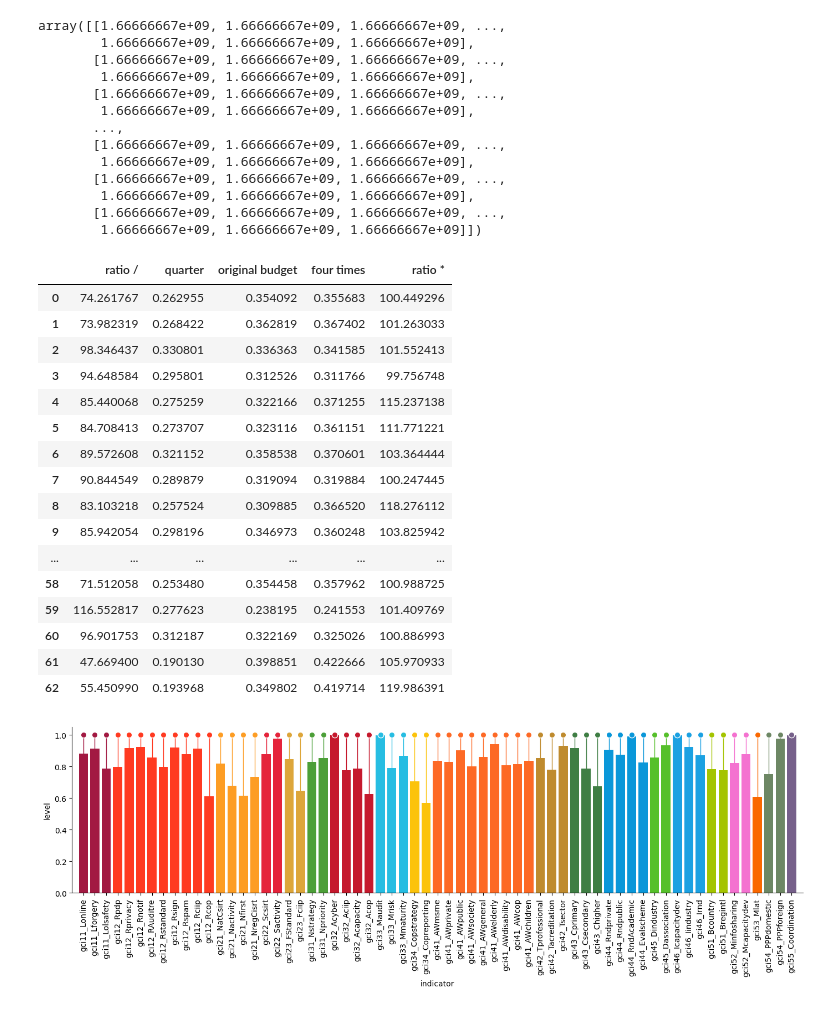
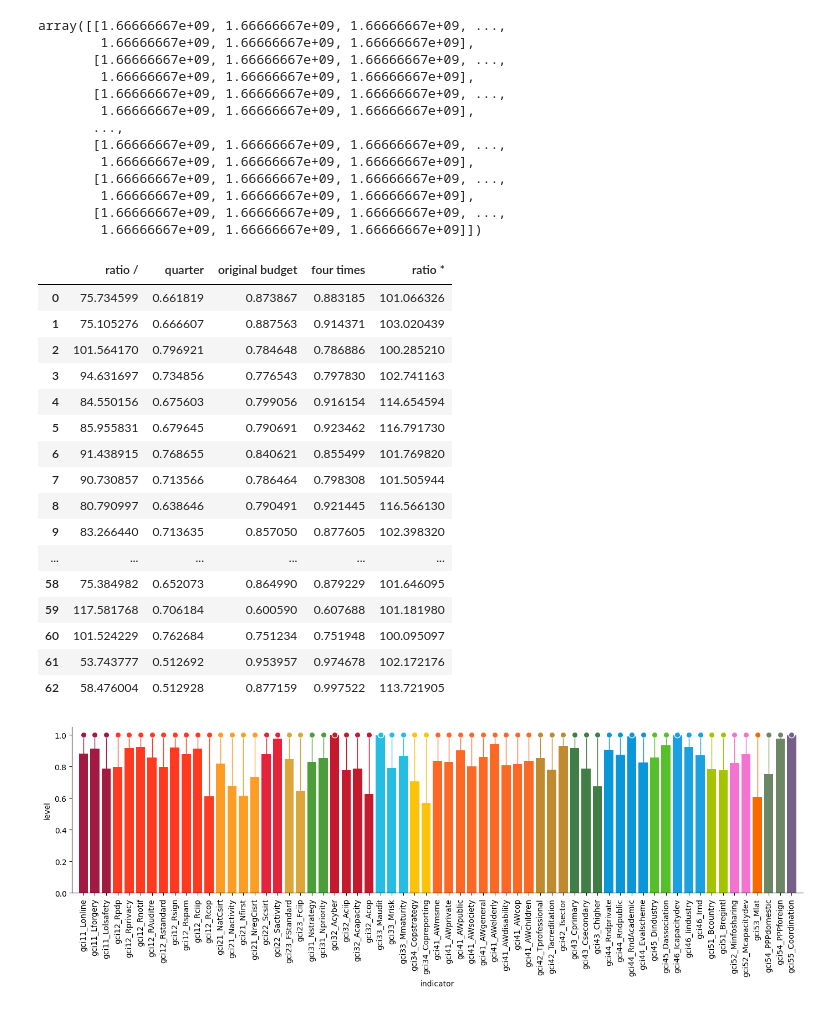
Before and after one commit to agi2019/ppi-gci, a Jupyter notebook: tutorials/03 - simple_prospective.ipynb, the cells around one changed output. Drawn from its saved outputs; the diff is of its cells as text; code cells hidden in the pictures.

```diff
--- a/tutorials/03 - simple_prospective.ipynb
+++ b/tutorials/03 - simple_prospective.ipynb
@@ -424,34 +424,34 @@ array([[1.66666667e+09, 1.66666667e+09, 1.66666667e+09, ...,
 # %%
 pd.set_option('display.max_rows', None)
 combined = pd.DataFrame({
-    "ratio /": df_output4[23]/df_output[23]*100,
-    "quarter": df_output4[23],
-    "original budget": df_output[23],
-    "four times": df_output3[23],
-    "ratio *": df_output3[23]/df_output[23]*100,
+    "ratio /": df_output4[59]/df_output[59]*100,
+    "quarter": df_output4[59],
+    "original budget": df_output[59],
+    "four times": df_output3[59],
+    "ratio *": df_output3[59]/df_output[59]*100,
 })
 
 
 # Print the combined table
 combined
 # %% [output]
 |  | ratio / | quarter | original budget | four times | ratio * |
-| 0 | 74.261767 | 0.262955 | 0.354092 | 0.355683 | 100.449296 |
-| 1 | 73.982319 | 0.268422 | 0.362819 | 0.367402 | 101.263033 |
-| 2 | 98.346437 | 0.330801 | 0.336363 | 0.341585 | 101.552413 |
-| 3 | 94.648584 | 0.295801 | 0.312526 | 0.311766 | 99.756748 |
-| 4 | 85.440068 | 0.275259 | 0.322166 | 0.371255 | 115.237138 |
-| 5 | 84.708413 | 0.273707 | 0.323116 | 0.361151 | 111.771221 |
-| 6 | 89.572608 | 0.321152 | 0.358538 | 0.370601 | 103.364444 |
-| 7 | 90.844549 | 0.289879 | 0.319094 | 0.319884 | 100.247445 |
-| 8 | 83.103218 | 0.257524 | 0.309885 | 0.366520 | 118.276112 |
-| 9 | 85.942054 | 0.298196 | 0.346973 | 0.360248 | 103.825942 |
+| 0 | 75.734599 | 0.661819 | 0.873867 | 0.883185 | 101.066326 |
+| 1 | 75.105276 | 0.666607 | 0.887563 | 0.914371 | 103.020439 |
+| 2 | 101.564170 | 0.796921 | 0.784648 | 0.786886 | 100.285210 |
+| 3 | 94.631697 | 0.734856 | 0.776543 | 0.797830 | 102.741163 |
+| 4 | 84.550156 | 0.675603 | 0.799056 | 0.916154 | 114.654594 |
+| 5 | 85.955831 | 0.679645 | 0.790691 | 0.923462 | 116.791730 |
+| 6 | 91.438915 | 0.768655 | 0.840621 | 0.855499 | 101.769820 |
+| 7 | 90.730857 | 0.713566 | 0.786464 | 0.798308 | 101.505944 |
+| 8 | 80.790997 | 0.638646 | 0.790491 | 0.921445 | 116.566130 |
+| 9 | 83.266440 | 0.713635 | 0.857050 | 0.877605 | 102.398320 |
 | ... | ... | ... | ... | ... | ... |
-| 58 | 71.512058 | 0.253480 | 0.354458 | 0.357962 | 100.988725 |
-| 59 | 116.552817 | 0.277623 | 0.238195 | 0.241553 | 101.409769 |
-| 60 | 96.901753 | 0.312187 | 0.322169 | 0.325026 | 100.886993 |
-| 61 | 47.669400 | 0.190130 | 0.398851 | 0.422666 | 105.970933 |
-| 62 | 55.450990 | 0.193968 | 0.349802 | 0.419714 | 119.986391 |
+| 58 | 75.384982 | 0.652073 | 0.864990 | 0.879229 | 101.646095 |
+| 59 | 117.581768 | 0.706184 | 0.600590 | 0.607688 | 101.181980 |
+| 60 | 101.524229 | 0.762684 | 0.751234 | 0.751948 | 100.095097 |
+| 61 | 53.743777 | 0.512692 | 0.953957 | 0.974678 | 102.172176 |
+| 62 | 58.476004 | 0.512928 | 0.877159 | 0.997522 | 113.721905 |
 # %%
 ## visualization of *4
 plt.figure(figsize=(14, 5))
```
